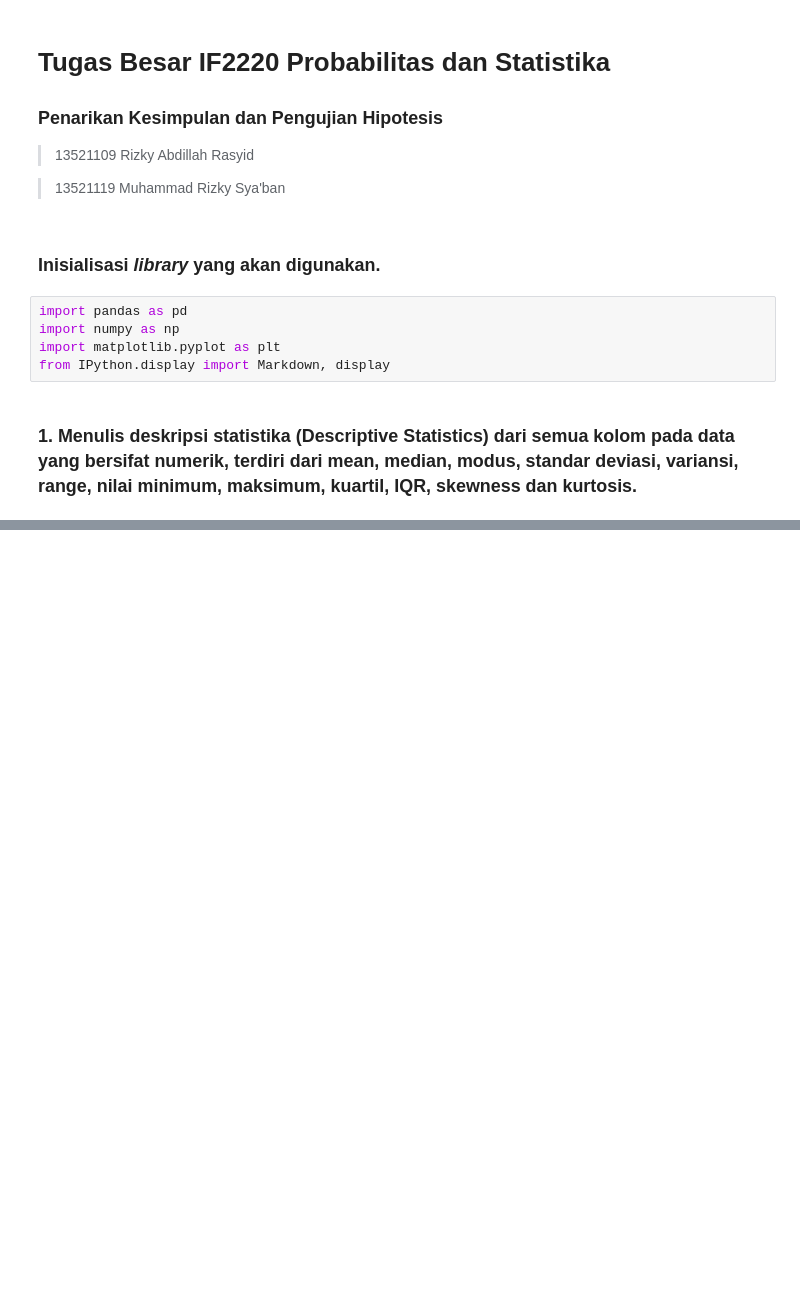
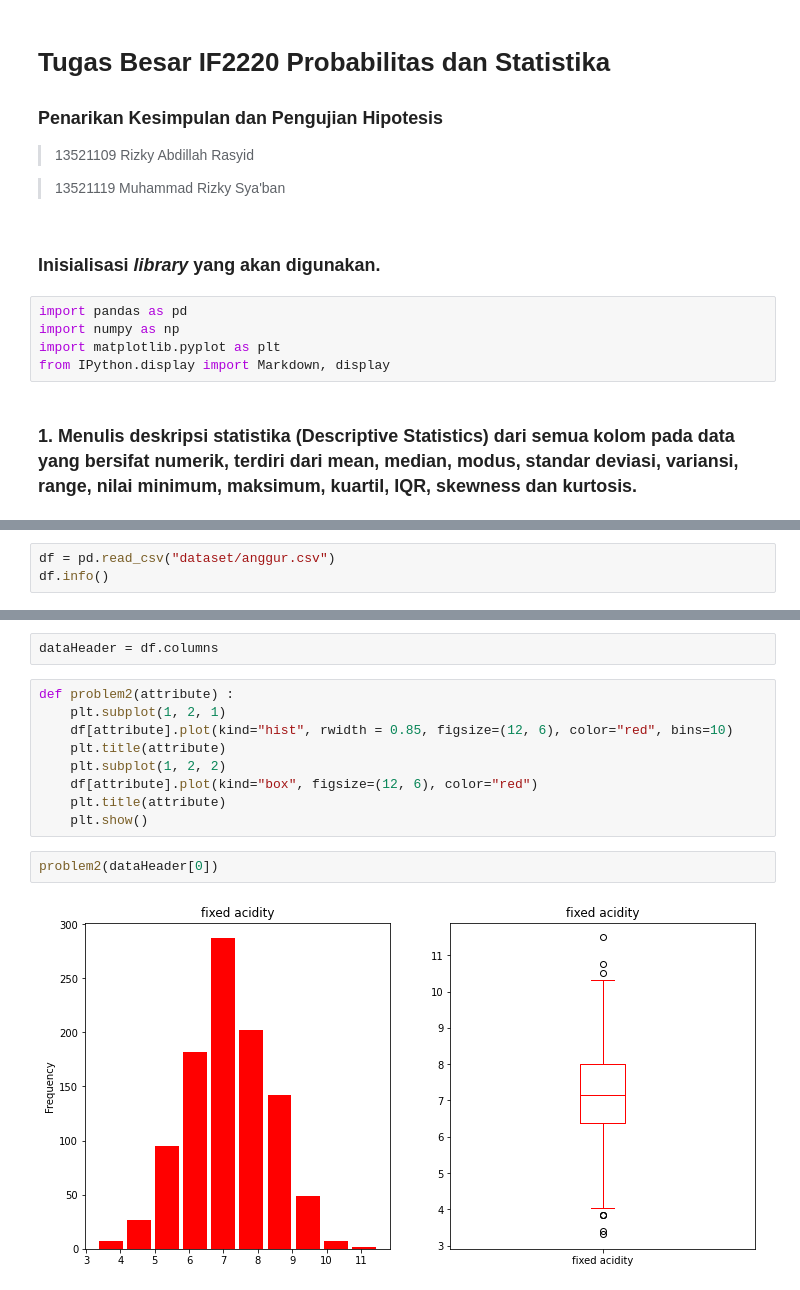
Before and after one commit to mrsyaban/Hipotesis-Testing, a Jupyter notebook: main.ipynb, the cells around one changed output, grey strips where cells are left out. Saved outputs shown, nothing was run; the diff lists cells and outputs as text; blank space fills up the shorter version.

Commit message:
add problem2 procedure

```diff
--- a/main.ipynb
+++ b/main.ipynb
@@ -49,0 +18,3 @@ df.head()
+# %%
+df = pd.read_csv("dataset/anggur.csv")
+df.info()
@@ -49,0 +41,15 @@ df.head()
+# %%
+dataHeader = df.columns
+# %%
+def problem2(attribute) :
+    plt.subplot(1, 2, 1)
+    df[attribute].plot(kind="hist", rwidth = 0.85, figsize=(12, 6), color="red", bins=10)
+    plt.title(attribute)
+    plt.subplot(1, 2, 2)
+    df[attribute].plot(kind="box", figsize=(12, 6), color="red")
+    plt.title(attribute)
+    plt.show()
+# %%
+problem2(dataHeader[0])
+# %% [output]
+[figure, added]
```
Also changed, not shown: parts of 5 cells of this notebook.
